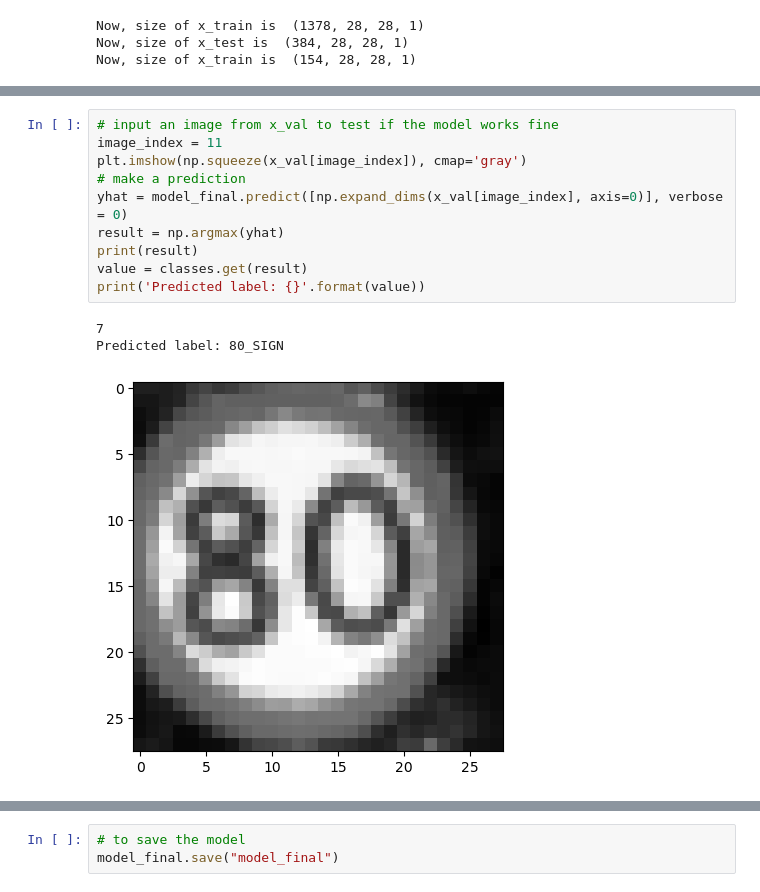
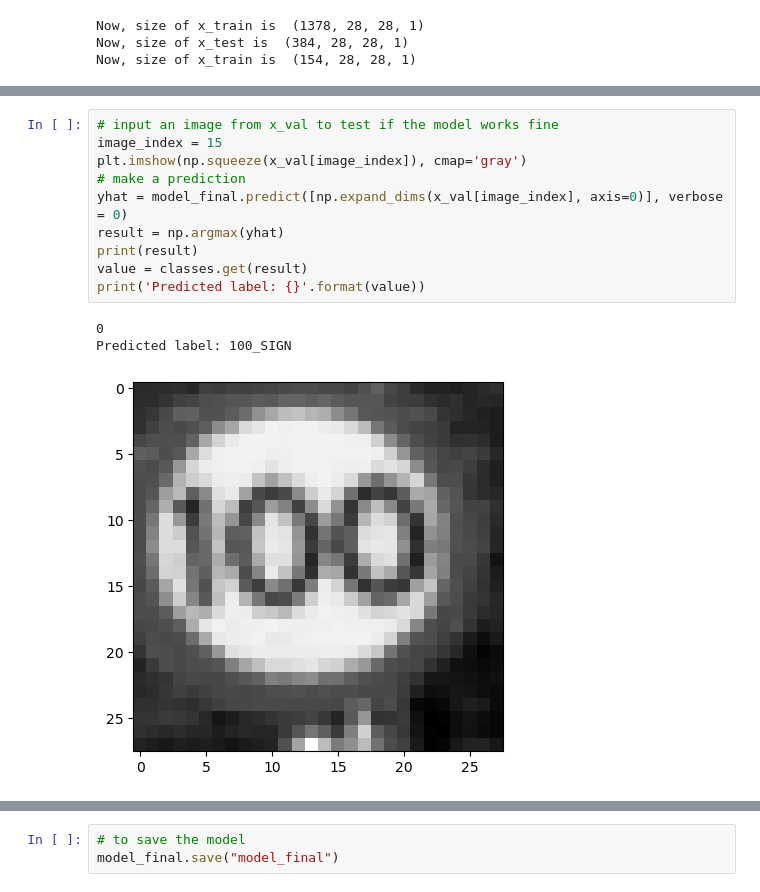
Before and after one commit to Pooriyasmd/IoT-final-project, a Jupyter notebook: Final_project_ver1.4.ipynb, the cells around one changed output, grey strips where cells are left out. Saved outputs shown, nothing was run; the diff lists cells and outputs as text.

```diff
--- a/Final_project_ver1.4.ipynb
+++ b/Final_project_ver1.4.ipynb
@@ -168,17 +168,17 @@ plt.plot(history.history['val_loss'], label="validation")
 # %%
 # input an image from x_val to test if the model works fine
-image_index = 11
+image_index = 15
 plt.imshow(np.squeeze(x_val[image_index]), cmap='gray')
 # make a prediction
 yhat = model_final.predict([np.expand_dims(x_val[image_index], axis=0)], verbose = 0)
 result = np.argmax(yhat)
 print(result)
 value = classes.get(result)
 print('Predicted label: {}'.format(value))
 # %% [output]
-7
-Predicted label: 80_SIGN
+0
+Predicted label: 100_SIGN
-[figure, old version]
+[figure, new version]
 # %%
 # to test the model with a random image from the internet
 image = Image.open('C:\\Users\\poori\\OneDrive\\Desktop\\pd.jpg')
```
Also changed, not shown: parts of 10 cells of this notebook, 1 other file.
